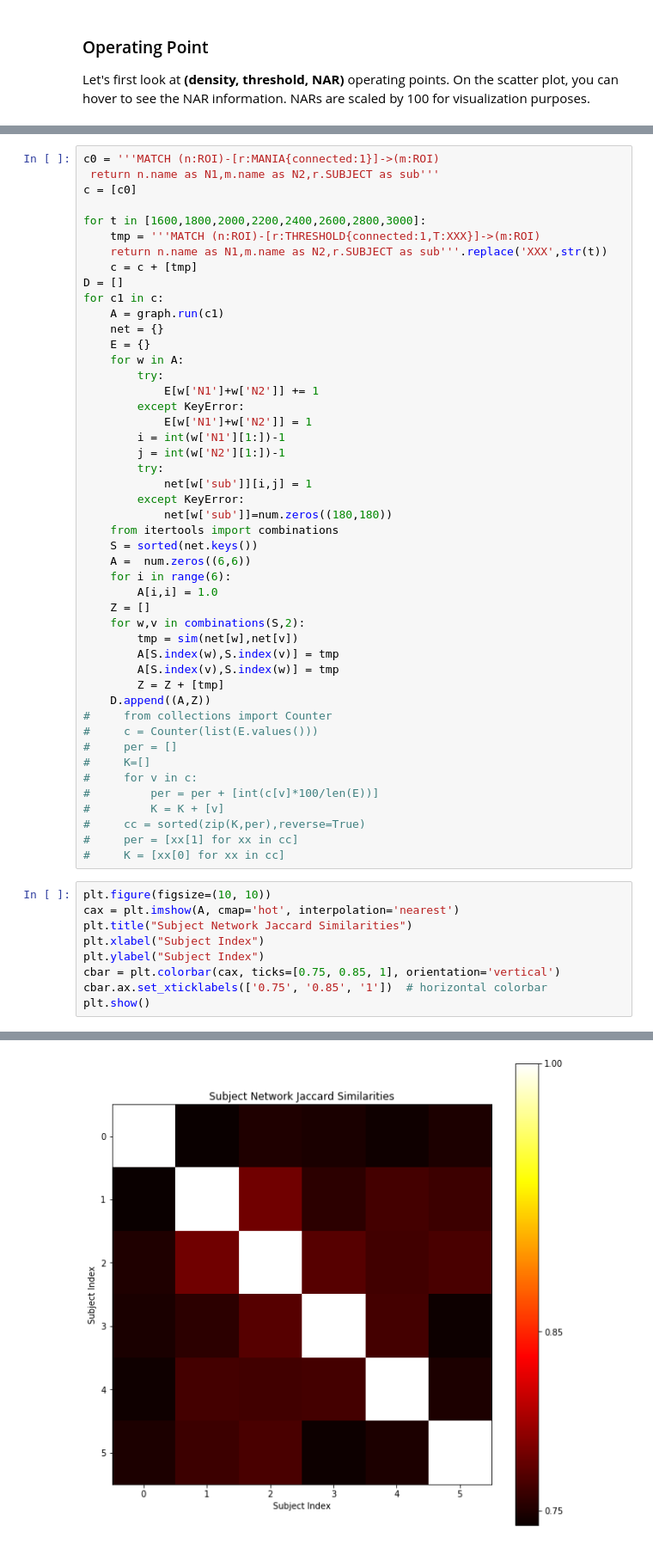
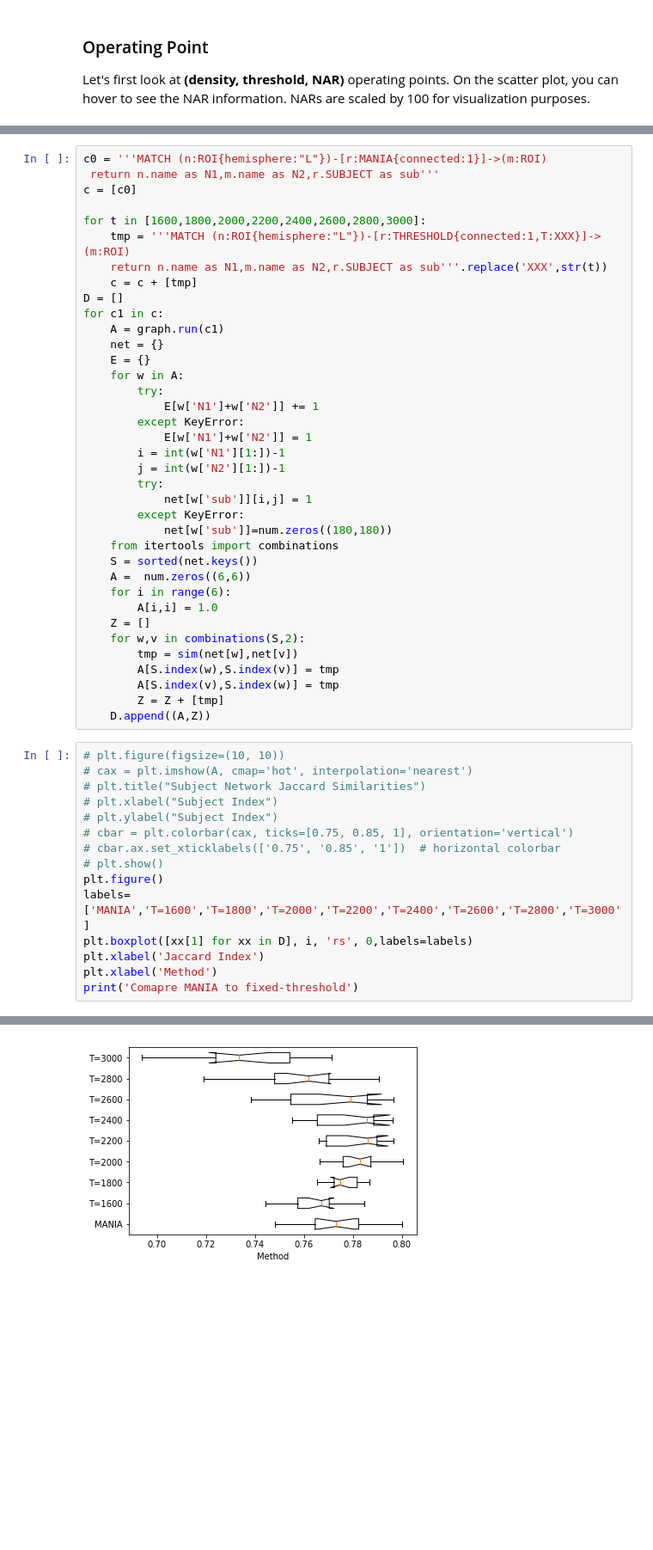
Before and after one commit to kamalshadi/MANIA-2.0, a Jupyter notebook: jaccardAcrossSubjects.ipynb, the cells around one changed output, grey strips where cells are left out. Shown: that part at 86% size. Cells and saved outputs as stored; diff of their text form; blank space fills up the shorter version.

Commit message:
jaccard

```diff
--- a/jaccardAcrossSubjects.ipynb
+++ b/jaccardAcrossSubjects.ipynb
@@ -72,10 +72,10 @@ show(p)
 # %%
-c0 = '''MATCH (n:ROI)-[r:MANIA{connected:1}]->(m:ROI)
+c0 = '''MATCH (n:ROI{hemisphere:"L"})-[r:MANIA{connected:1}]->(m:ROI)
  return n.name as N1,m.name as N2,r.SUBJECT as sub'''
 c = [c0]
 
 for t in [1600,1800,2000,2200,2400,2600,2800,3000]:
-    tmp = '''MATCH (n:ROI)-[r:THRESHOLD{connected:1,T:XXX}]->(m:ROI)
+    tmp = '''MATCH (n:ROI{hemisphere:"L"})-[r:THRESHOLD{connected:1,T:XXX}]->(m:ROI)
     return n.name as N1,m.name as N2,r.SUBJECT as sub'''.replace('XXX',str(t))
     c = c + [tmp]
 D = []
@@ -106,23 +106,19 @@ for c1 in c:
         A[S.index(v),S.index(w)] = tmp
         Z = Z + [tmp]
     D.append((A,Z))
-#     from collections import Counter
-#     c = Counter(list(E.values()))
-#     per = []
-#     K=[]
-#     for v in c:
-#         per = per + [int(c[v]*100/len(E))]
-#         K = K + [v]
-#     cc = sorted(zip(K,per),reverse=True)
-#     per = [xx[1] for xx in cc]
-#     K = [xx[0] for xx in cc]
 # %%
-plt.figure(figsize=(10, 10))
-cax = plt.imshow(A, cmap='hot', interpolation='nearest')
-plt.title("Subject Network Jaccard Similarities")
-plt.xlabel("Subject Index")
-plt.ylabel("Subject Index")
-cbar = plt.colorbar(cax, ticks=[0.75, 0.85, 1], orientation='vertical')
-cbar.ax.set_xticklabels(['0.75', '0.85', '1'])  # horizontal colorbar
-plt.show()
+# plt.figure(figsize=(10, 10))
+# cax = plt.imshow(A, cmap='hot', interpolation='nearest')
+# plt.title("Subject Network Jaccard Similarities")
+# plt.xlabel("Subject Index")
+# plt.ylabel("Subject Index")
+# cbar = plt.colorbar(cax, ticks=[0.75, 0.85, 1], orientation='vertical')
+# cbar.ax.set_xticklabels(['0.75', '0.85', '1'])  # horizontal colorbar
+# plt.show()
+plt.figure()
+labels=['MANIA','T=1600','T=1800','T=2000','T=2200','T=2400','T=2600','T=2800','T=3000']
+plt.boxplot([xx[1] for xx in D], i, 'rs', 0,labels=labels)
+plt.xlabel('Jaccard Index')
+plt.xlabel('Method')
+print('Comapre MANIA to fixed-threshold')
 # %% [output]
@@ -129 +126 @@ plt.show()
-[figure, old version]
+[figure, new version]
```
Also changed, not shown: parts of 6 cells of this notebook, 1 other file.
